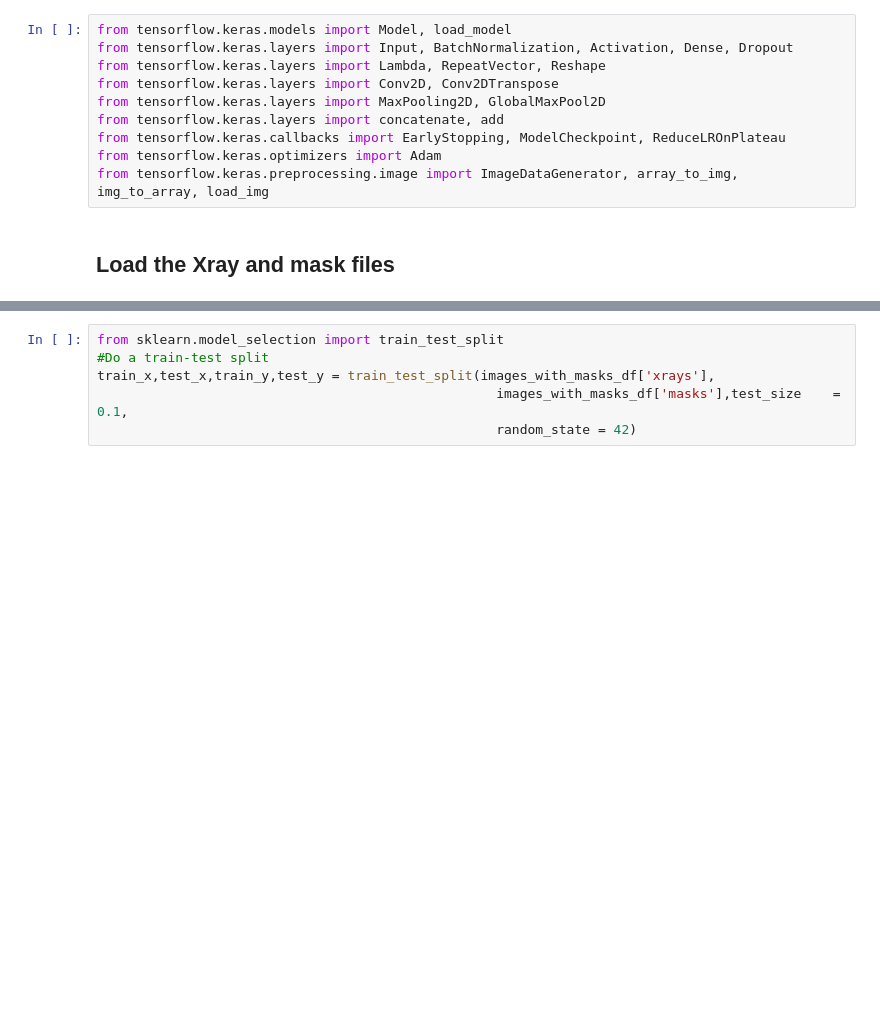
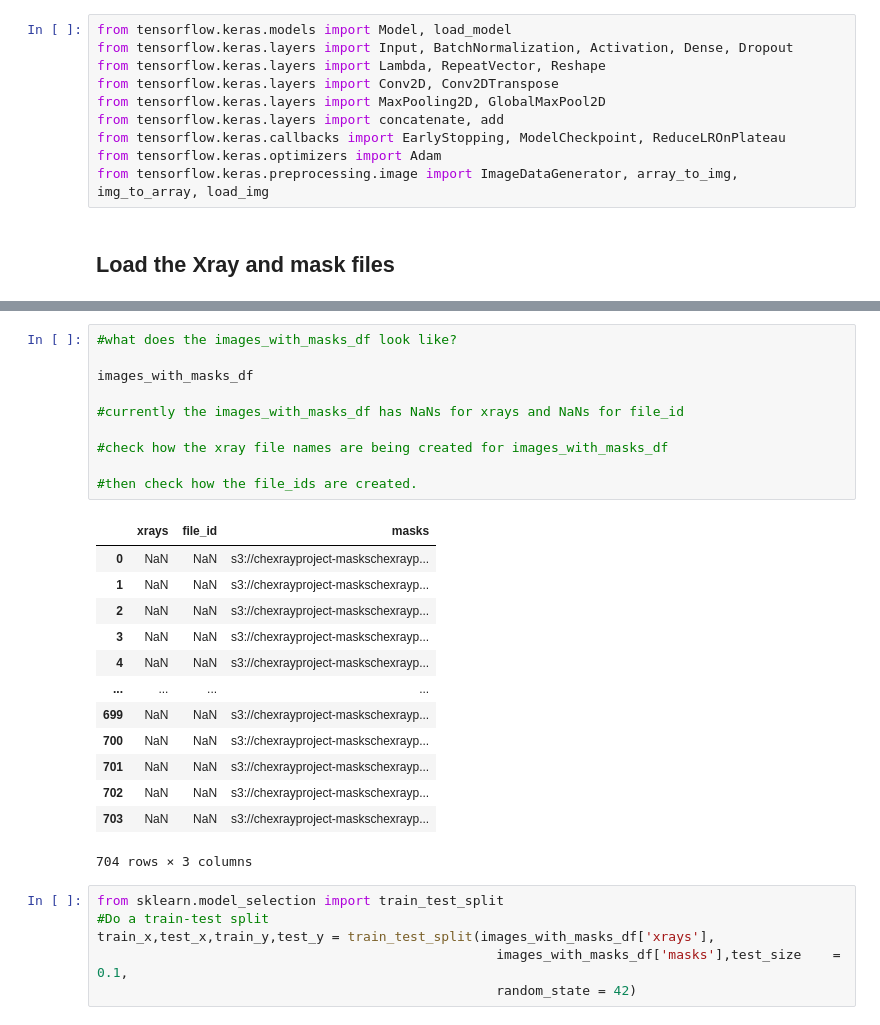
Before and after one commit to namarsha/latestchexpert, a Jupyter notebook: Segmentation_clean_out-of-memory-augmentation-masked_xrays.ipynb, the cells around one changed output, grey strips where cells are left out. Saved outputs shown, nothing was run; the diff lists cells and outputs as text; blank space fills up the shorter version.

```diff
--- a/Segmentation_clean_out-of-memory-augmentation-masked_xrays.ipynb
+++ b/Segmentation_clean_out-of-memory-augmentation-masked_xrays.ipynb
@@ -359,3 +502,27 @@ See the caveats in the documentation: https://pandas.pydata.org/pandas-docs/stab
+# %%
+#what does the images_with_masks_df look like?
+
+images_with_masks_df
+
+#currently the images_with_masks_df has NaNs for xrays and NaNs for file_id
+
+#check how the xray file names are being created for images_with_masks_df
+
+#then check how the file_ids are created.
+# %% [output]
+|  | xrays | file_id | masks |
+| 0 | NaN | NaN | s3://chexrayproject-maskschexrayp... |
+| 1 | NaN | NaN | s3://chexrayproject-maskschexrayp... |
+| 2 | NaN | NaN | s3://chexrayproject-maskschexrayp... |
+| 3 | NaN | NaN | s3://chexrayproject-maskschexrayp... |
+| 4 | NaN | NaN | s3://chexrayproject-maskschexrayp... |
+| ... | ... | ... | ... |
+| 699 | NaN | NaN | s3://chexrayproject-maskschexrayp... |
+| 700 | NaN | NaN | s3://chexrayproject-maskschexrayp... |
+| 701 | NaN | NaN | s3://chexrayproject-maskschexrayp... |
+| 702 | NaN | NaN | s3://chexrayproject-maskschexrayp... |
+| 703 | NaN | NaN | s3://chexrayproject-maskschexrayp... |
+704 rows × 3 columns
 # %%
 from sklearn.model_selection import train_test_split
 #Do a train-test split
```
Also changed, not shown: parts of 32 cells of this notebook.
